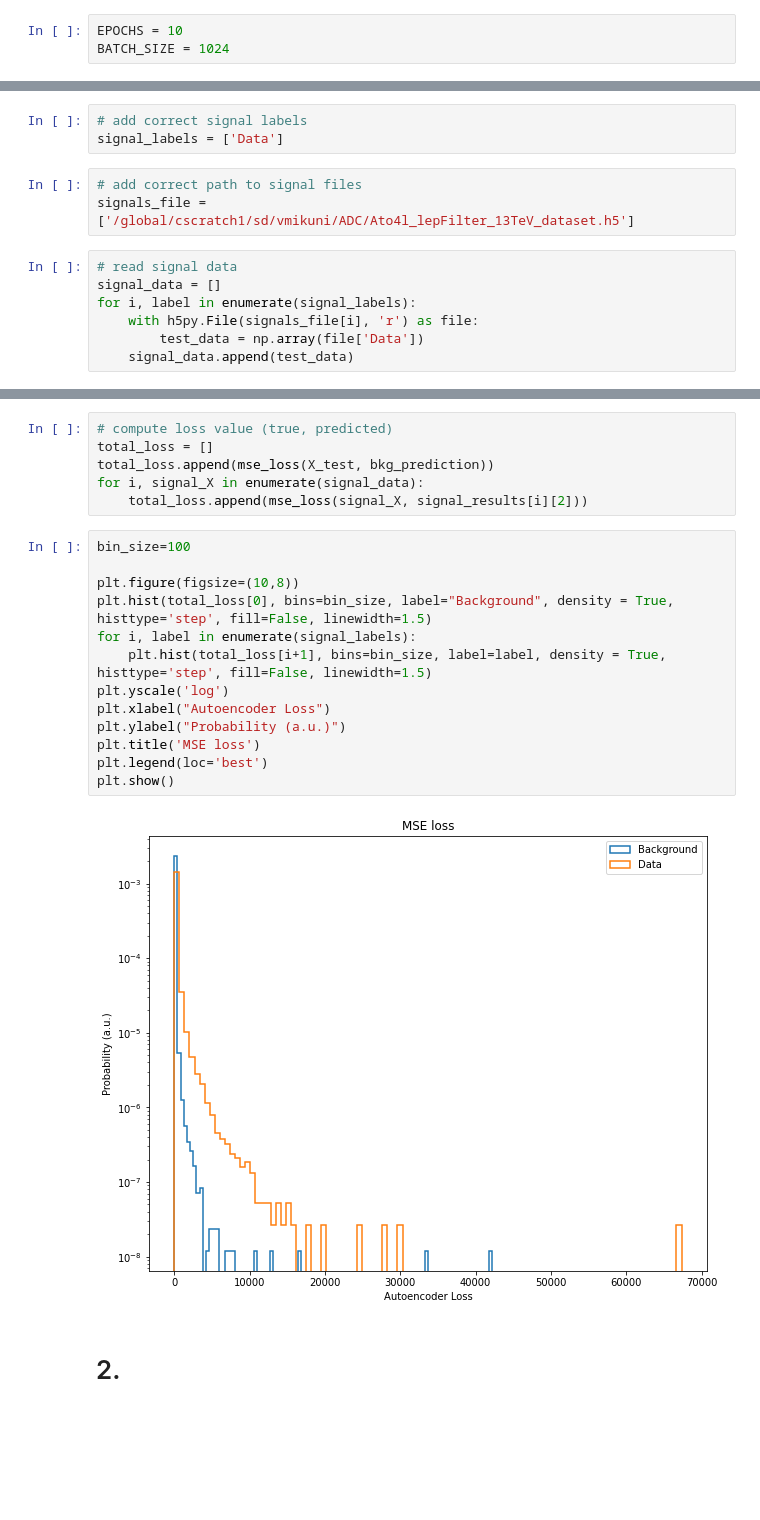
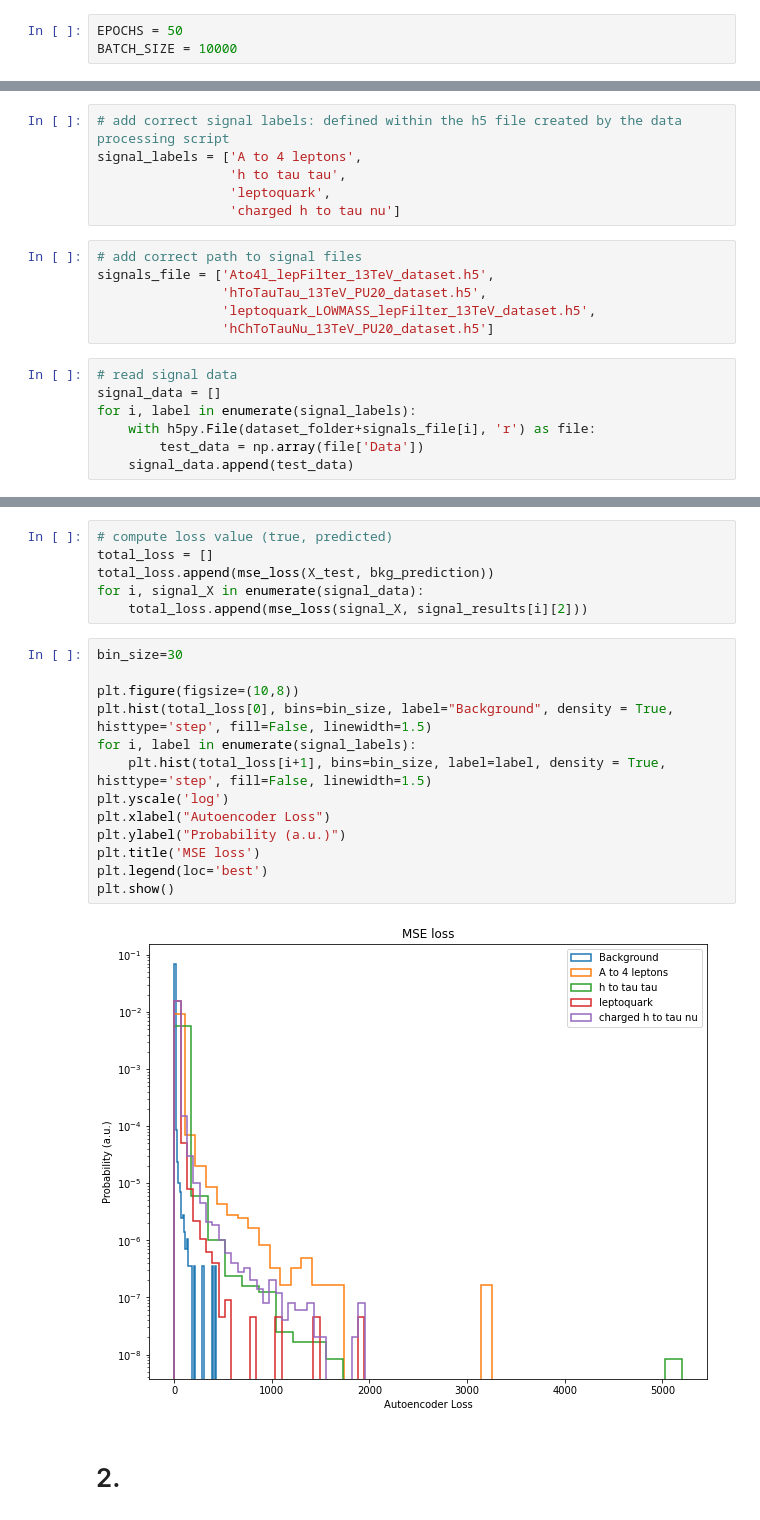
Before and after one commit to ViniciusMikuni/ADC2021-examplecode, a Jupyter notebook: Dense_AE.ipynb, the cells around one changed output, grey strips where cells are left out. Saved outputs shown, nothing was run; the diff lists cells and outputs as text; blank space fills up the shorter version.

```diff
--- a/Dense_AE.ipynb
+++ b/Dense_AE.ipynb
@@ -70,8 +72,8 @@ autoencoder.compile(optimizer = keras.optimizers.Adam(), loss='mse')
 # %% [markdown]
 ## Train model
 # %%
-EPOCHS = 10
-BATCH_SIZE = 1024
+EPOCHS = 50
+BATCH_SIZE = 10000
 # %%
 history = autoencoder.fit(X_train, X_train, epochs = EPOCHS, batch_size = BATCH_SIZE,
                   validation_data=(X_val, X_val))
@@ -109,16 +108,22 @@ bkg_prediction = autoencoder.predict(X_test)
 # %% [markdown]
 ## Prediction - signals
 # %%
-# add correct signal labels
-signal_labels = ['Data']
+# add correct signal labels: defined within the h5 file created by the data processing script
+signal_labels = ['A to 4 leptons',
+                 'h to tau tau',
+                 'leptoquark',
+                 'charged h to tau nu']
 # %%
 # add correct path to signal files
-signals_file = ['/global/cscratch1/sd/vmikuni/ADC/Ato4l_lepFilter_13TeV_dataset.h5']
+signals_file = ['Ato4l_lepFilter_13TeV_dataset.h5',
+                'hToTauTau_13TeV_PU20_dataset.h5',
+                'leptoquark_LOWMASS_lepFilter_13TeV_dataset.h5',
+                'hChToTauNu_13TeV_PU20_dataset.h5']
 # %%
 # read signal data
 signal_data = []
 for i, label in enumerate(signal_labels):
-    with h5py.File(signals_file[i], 'r') as file:
+    with h5py.File(dataset_folder+signals_file[i], 'r') as file:
         test_data = np.array(file['Data'])
     signal_data.append(test_data)
 # %%
@@ -154,20 +159,20 @@ total_loss.append(mse_loss(X_test, bkg_prediction))
 for i, signal_X in enumerate(signal_data):
     total_loss.append(mse_loss(signal_X, signal_results[i][2]))
 # %%
-bin_size=100
+bin_size=30
 
 plt.figure(figsize=(10,8))
 plt.hist(total_loss[0], bins=bin_size, label="Background", density = True, histtype='step', fill=False, linewidth=1.5)
 for i, label in enumerate(signal_labels):
     plt.hist(total_loss[i+1], bins=bin_size, label=label, density = True, histtype='step', fill=False, linewidth=1.5)
 plt.yscale('log')
 plt.xlabel("Autoencoder Loss")
 plt.ylabel("Probability (a.u.)")
 plt.title('MSE loss')
 plt.legend(loc='best')
 plt.show()
 # %% [output]
-[figure, old version]
+[figure, new version]
 # %% [markdown]
 # 2.
 # %%
```
Also changed, not shown: parts of 6 cells of this notebook, 2 other files.
